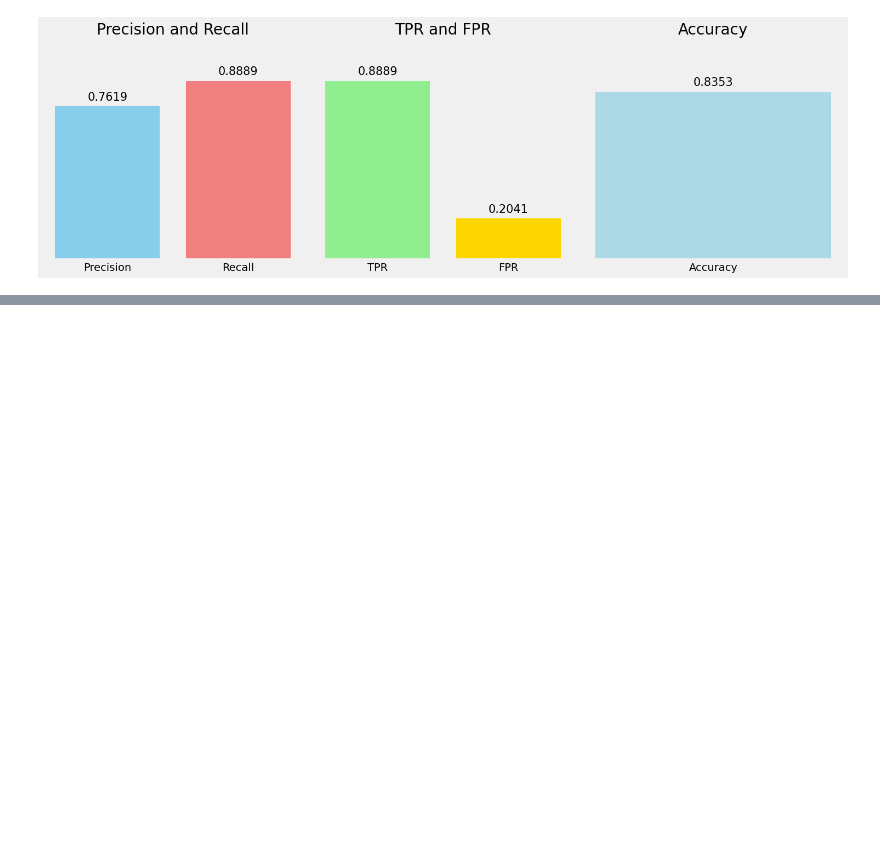
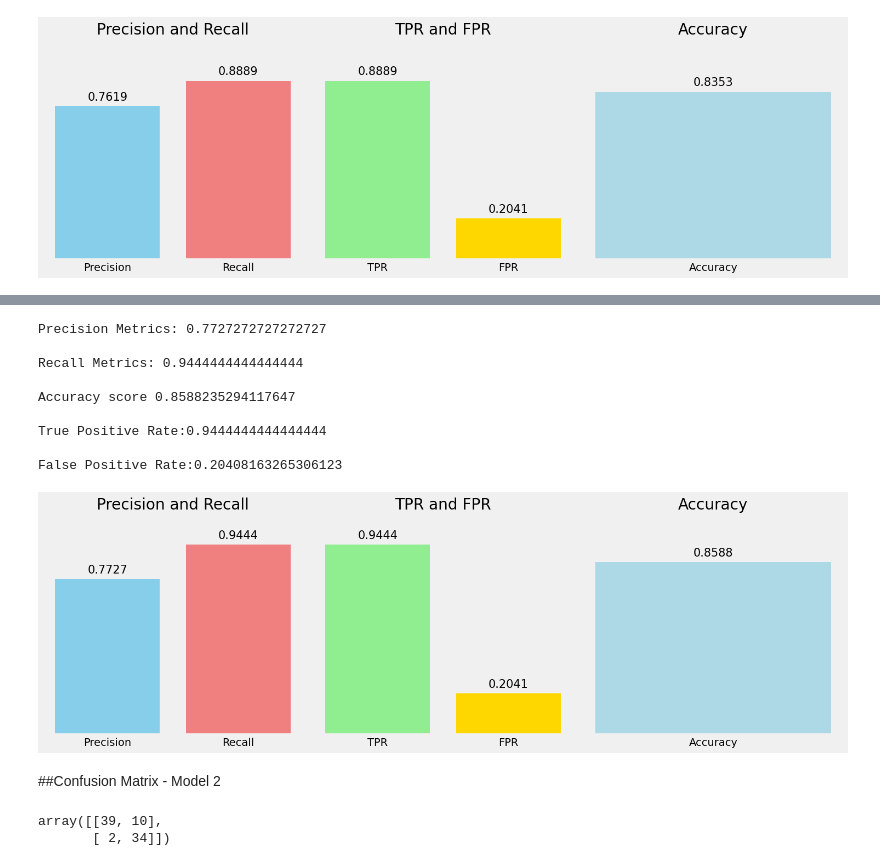
Before and after one commit to TomazFilgueira/UFRN-ML-2025-1, a Jupyter notebook: heart_disease_classification.ipynb, the cells around one changed output, grey strips where cells are left out. Cells and saved outputs as stored; diff of their text form; code cells hidden in the pictures; blank space fills up the shorter version.

```diff
--- a/heart_disease_classification.ipynb
+++ b/heart_disease_classification.ipynb
@@ -789,0 +877,39 @@ plot_metrics(precision2, recall2, acc2, tpr2, fpr2)
+# %%
+#Precision-Recall
+precision04,recall04 = precision_recall(cm_model1_04)
+#Accuracy
+acc04 = accuracy_score(y_val, (probabilities_val >= threshold))
+#True and False Positive Rates
+tpr04,fpr04 = tpr_fpr(cm_model1_04)
+
+print(f"Precision Metrics: {precision04}\n")
+print(f"Recall Metrics: {recall04}\n")
+print(f"Accuracy score {acc04}\n")
+print(f"True Positive Rate:{tpr04}\n")
+print(f"False Positive Rate:{fpr04}\n")
+
+#Calling the plot metrics
+plot_metrics(precision04, recall04, acc04, tpr04, fpr04)
+# %% [output]
+Precision Metrics: 0.7727272727272727
+
+Recall Metrics: 0.9444444444444444
+
+Accuracy score 0.8588235294117647
+
+True Positive Rate:0.9444444444444444
+
+False Positive Rate:0.20408163265306123
+[figure, added]
+# %% [markdown]
+##Confusion Matrix - Model 2
+# %%
+logits_val = arch2.predict(X_val_model2)
+probabilities_model2_val = sigmoid(logits_val).squeeze()
+threshold = 0.4
+#Confusion Matrix using SKlearn
+cm_model2_04 = confusion_matrix(y_val_model2, (probabilities_model2_val >= threshold))
+cm_model2
+# %% [output]
+array([[39, 10],
+       [ 2, 34]])
```
Also changed, not shown: parts of 13 cells of this notebook.
